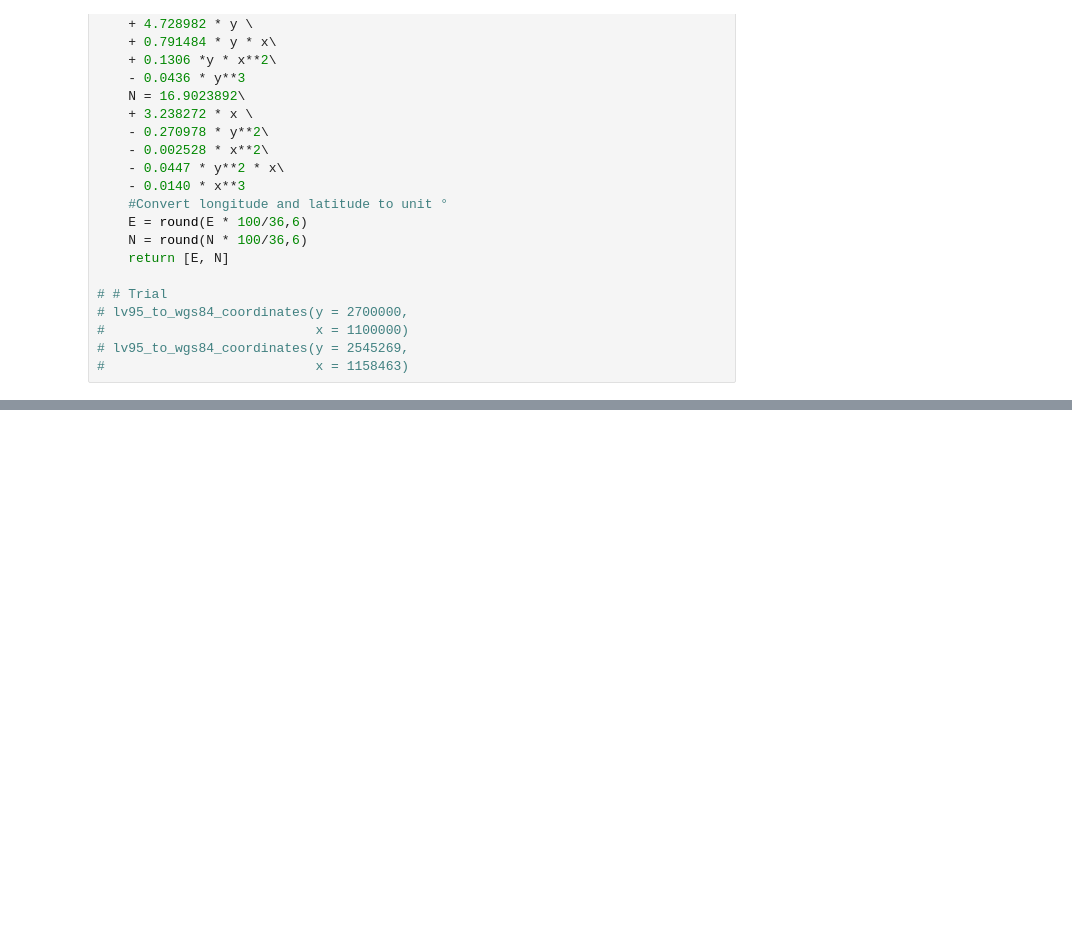
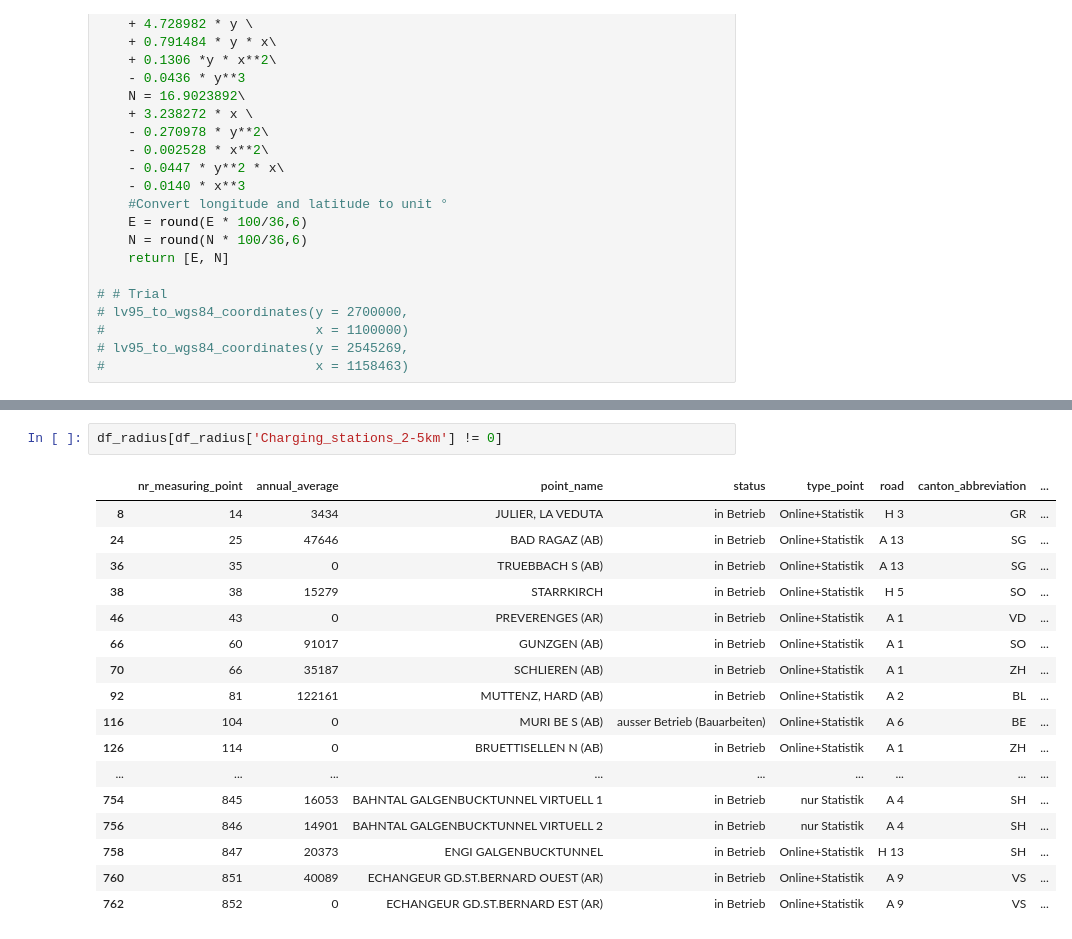
Before and after one commit to FBigler/DWL-Project, a Jupyter notebook: jupyter_notebooks/Objective_5_LR.ipynb, the cells around one changed output, grey strips where cells are left out. Saved outputs shown, nothing was run; the diff lists cells and outputs as text; blank space fills up the shorter version.

```diff
--- a/jupyter_notebooks/Objective_5_LR.ipynb
+++ b/jupyter_notebooks/Objective_5_LR.ipynb
@@ -210,0 +315,20 @@ df_points
+# %%
+df_radius[df_radius['Charging_stations_2-5km'] != 0]
+# %% [output]
+|  | nr_measuring_point | annual_average | point_name | status | type_point | road | canton_abbreviation | ... |
+| 8 | 14 | 3434 | JULIER, LA VEDUTA | in Betrieb | Online+Statistik | H 3 | GR | ... |
+| 24 | 25 | 47646 | BAD RAGAZ (AB) | in Betrieb | Online+Statistik | A 13 | SG | ... |
+| 36 | 35 | 0 | TRUEBBACH S (AB) | in Betrieb | Online+Statistik | A 13 | SG | ... |
+| 38 | 38 | 15279 | STARRKIRCH | in Betrieb | Online+Statistik | H 5 | SO | ... |
+| 46 | 43 | 0 | PREVERENGES (AR) | in Betrieb | Online+Statistik | A 1 | VD | ... |
+| 66 | 60 | 91017 | GUNZGEN (AB) | in Betrieb | Online+Statistik | A 1 | SO | ... |
+| 70 | 66 | 35187 | SCHLIEREN (AB) | in Betrieb | Online+Statistik | A 1 | ZH | ... |
+| 92 | 81 | 122161 | MUTTENZ, HARD (AB) | in Betrieb | Online+Statistik | A 2 | BL | ... |
+| 116 | 104 | 0 | MURI BE S (AB) | ausser Betrieb (Bauarbeiten) | Online+Statistik | A 6 | BE | ... |
+| 126 | 114 | 0 | BRUETTISELLEN N (AB) | in Betrieb | Online+Statistik | A 1 | ZH | ... |
+| ... | ... | ... | ... | ... | ... | ... | ... | ... |
+| 754 | 845 | 16053 | BAHNTAL GALGENBUCKTUNNEL VIRTUELL 1 | in Betrieb | nur Statistik | A 4 | SH | ... |
+| 756 | 846 | 14901 | BAHNTAL GALGENBUCKTUNNEL VIRTUELL 2 | in Betrieb | nur Statistik | A 4 | SH | ... |
+| 758 | 847 | 20373 | ENGI GALGENBUCKTUNNEL | in Betrieb | Online+Statistik | H 13 | SH | ... |
+| 760 | 851 | 40089 | ECHANGEUR GD.ST.BERNARD OUEST (AR) | in Betrieb | Online+Statistik | A 9 | VS | ... |
+| 762 | 852 | 0 | ECHANGEUR GD.ST.BERNARD EST (AR) | in Betrieb | Online+Statistik | A 9 | VS | ... |
```
Also changed, not shown: parts of 16 cells of this notebook.
